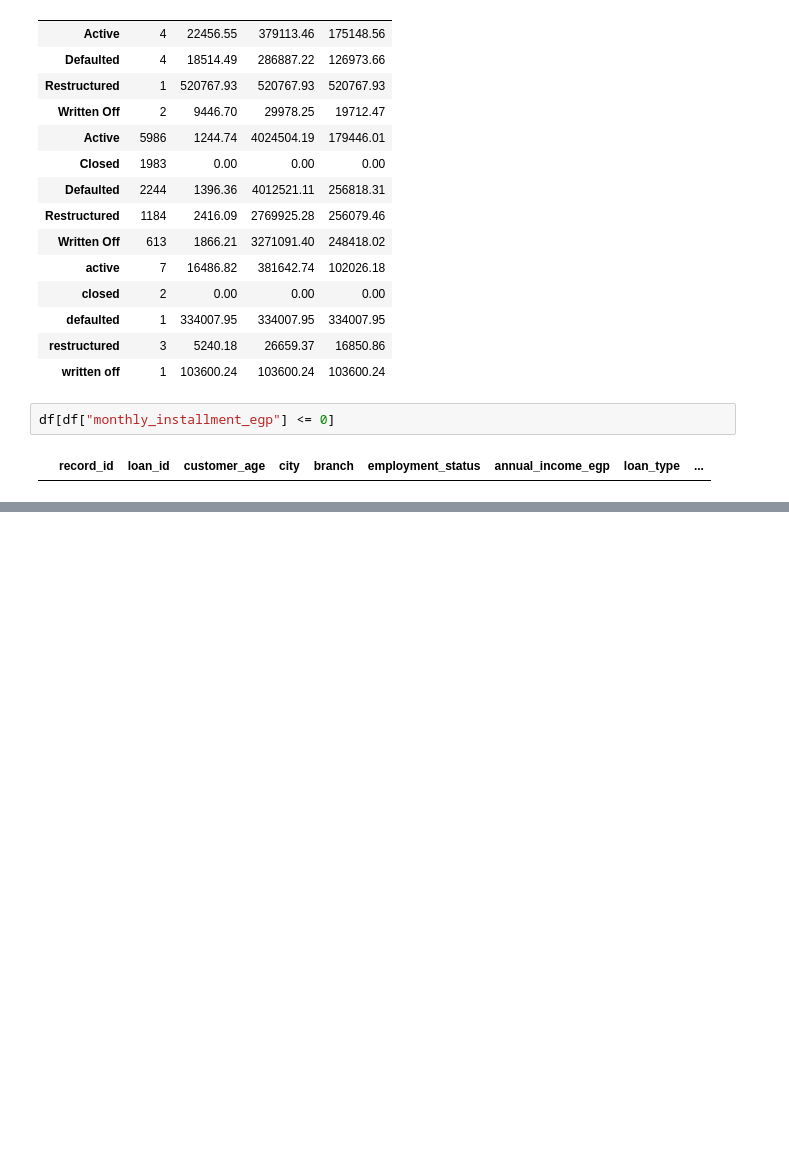
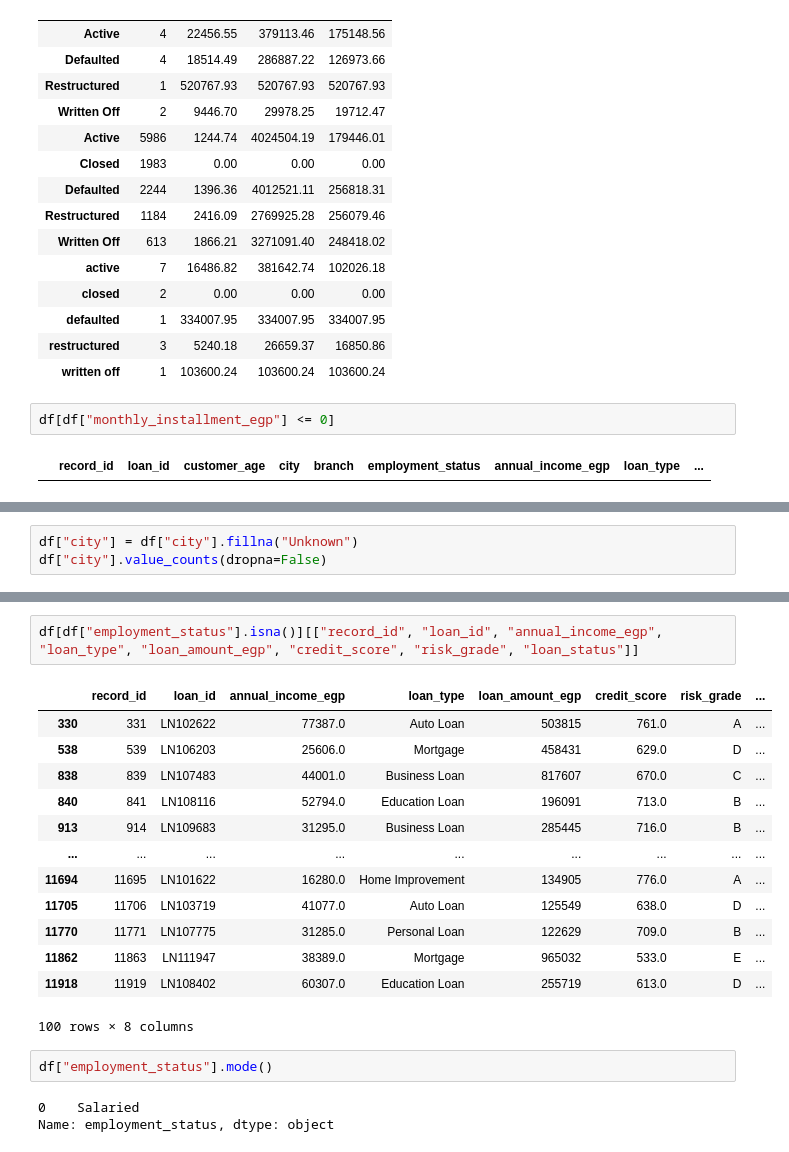
Before and after one commit to ATRA559/Banking-Loans-Data-Analysis, a Jupyter notebook: Banking_Loans_Project.ipynb, the cells around one changed output, grey strips where cells are left out. Saved outputs shown, nothing was run; the diff lists cells and outputs as text; blank space fills up the shorter version.

```diff
--- a/Banking_Loans_Project.ipynb
+++ b/Banking_Loans_Project.ipynb
@@ -412,0 +693,3 @@ The identified issues will be addressed during the data cleaning stage.
+# %%
+df["city"] = df["city"].fillna("Unknown")
+df["city"].value_counts(dropna=False)
@@ -412,0 +721,21 @@ The identified issues will be addressed during the data cleaning stage.
+# %%
+df[df["employment_status"].isna()][["record_id", "loan_id", "annual_income_egp", "loan_type", "loan_amount_egp", "credit_score", "risk_grade", "loan_status"]]
+# %% [output]
+|  | record_id | loan_id | annual_income_egp | loan_type | loan_amount_egp | credit_score | risk_grade | ... |
+| 330 | 331 | LN102622 | 77387.0 | Auto Loan | 503815 | 761.0 | A | ... |
+| 538 | 539 | LN106203 | 25606.0 | Mortgage | 458431 | 629.0 | D | ... |
+| 838 | 839 | LN107483 | 44001.0 | Business Loan | 817607 | 670.0 | C | ... |
+| 840 | 841 | LN108116 | 52794.0 | Education Loan | 196091 | 713.0 | B | ... |
+| 913 | 914 | LN109683 | 31295.0 | Business Loan | 285445 | 716.0 | B | ... |
+| ... | ... | ... | ... | ... | ... | ... | ... | ... |
+| 11694 | 11695 | LN101622 | 16280.0 | Home Improvement | 134905 | 776.0 | A | ... |
+| 11705 | 11706 | LN103719 | 41077.0 | Auto Loan | 125549 | 638.0 | D | ... |
+| 11770 | 11771 | LN107775 | 31285.0 | Personal Loan | 122629 | 709.0 | B | ... |
+| 11862 | 11863 | LN111947 | 38389.0 | Mortgage | 965032 | 533.0 | E | ... |
+| 11918 | 11919 | LN108402 | 60307.0 | Education Loan | 255719 | 613.0 | D | ... |
+100 rows × 8 columns
+# %%
+df["employment_status"].mode()
+# %% [output]
+0    Salaried
+Name: employment_status, dtype: object
```
Also changed, not shown: parts of 79 cells of this notebook.
